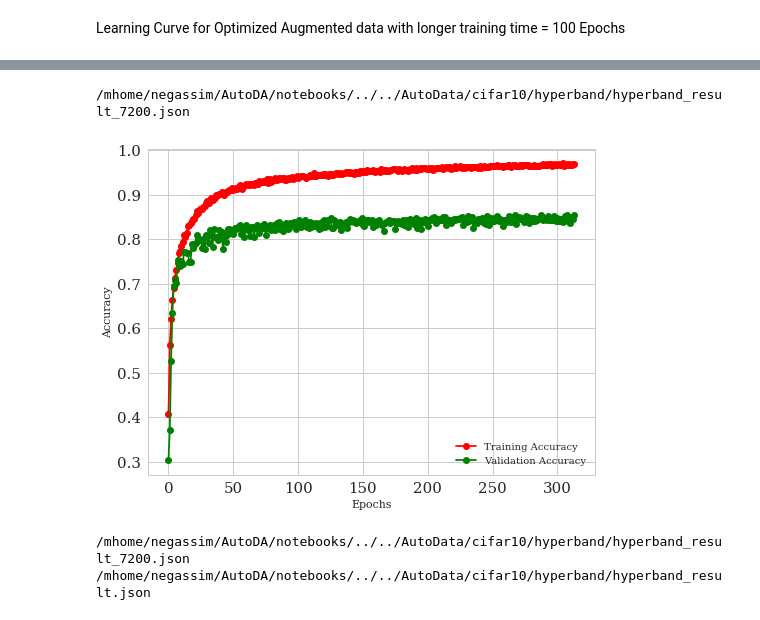
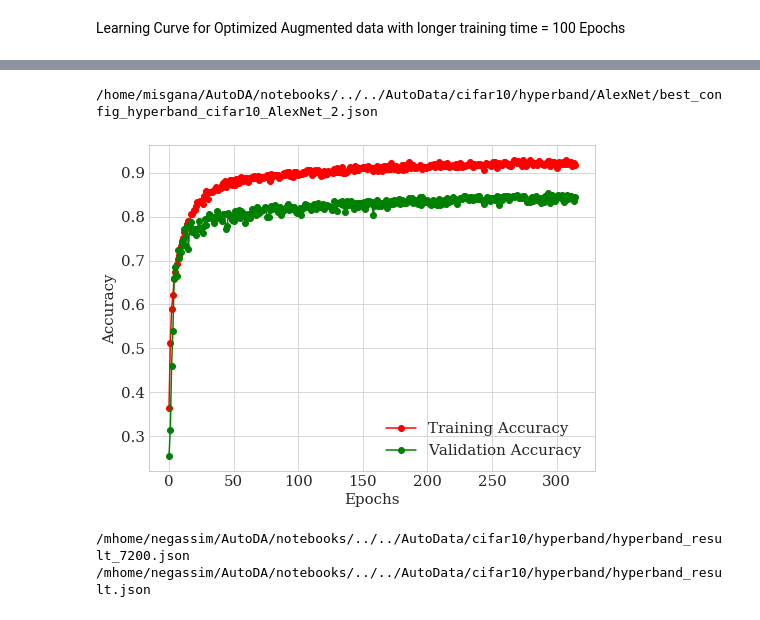
Before and after one commit to zemovi/AutoDA, a Jupyter notebook: notebooks/Learning Curves.ipynb, the cells around one changed output, grey strips where cells are left out. Cells and saved outputs as stored; diff of their text form; code cells hidden in the pictures.

```diff
--- a/notebooks/Learning Curves.ipynb
+++ b/notebooks/Learning Curves.ipynb
@@ -60,21 +60,21 @@ assert os.path.exists(path), msg
 # %%
 
-filename = path_join(path, ("hyperband/hyperband_result_7200.json"))#.format(r)))
+filename = path_join(path, ("hyperband/AlexNet/best_config_hyperband_cifar10_AlexNet_2.json"))#.format(r)))
 print(filename)
 with open(filename, "r") as f:
     res = json.load(f)
     #print(res["best_run_info"]["train_history"])
-    train_accuracy = res["best_run_info"]["train_history"]["acc"]
-    validation_accuracy = res["best_run_info"]["train_history"]["val_acc"]
+    train_accuracy = res["best_run_info"]["info"]["train_history"]["acc"]
+    validation_accuracy = res["best_run_info"]["info"]["train_history"]["val_acc"]
     plot_learning_curve(train_accuracy, validation_accuracy)
 
     plt.xlabel("Epochs")
     plt.ylabel("Accuracy")
 
     plt.grid()
     plt.show()
 # %% [output]
-/mhome/negassim/AutoDA/notebooks/../../AutoData/cifar10/hyperband/hyperband_result_7200.json
+/home/misgana/AutoDA/notebooks/../../AutoData/cifar10/hyperband/AlexNet/best_config_hyperband_cifar10_AlexNet_2.json
-[figure, old version]
+[figure, new version]
 # %%
 
```
Also changed, not shown: parts of 2 cells of this notebook, 2 other files.
